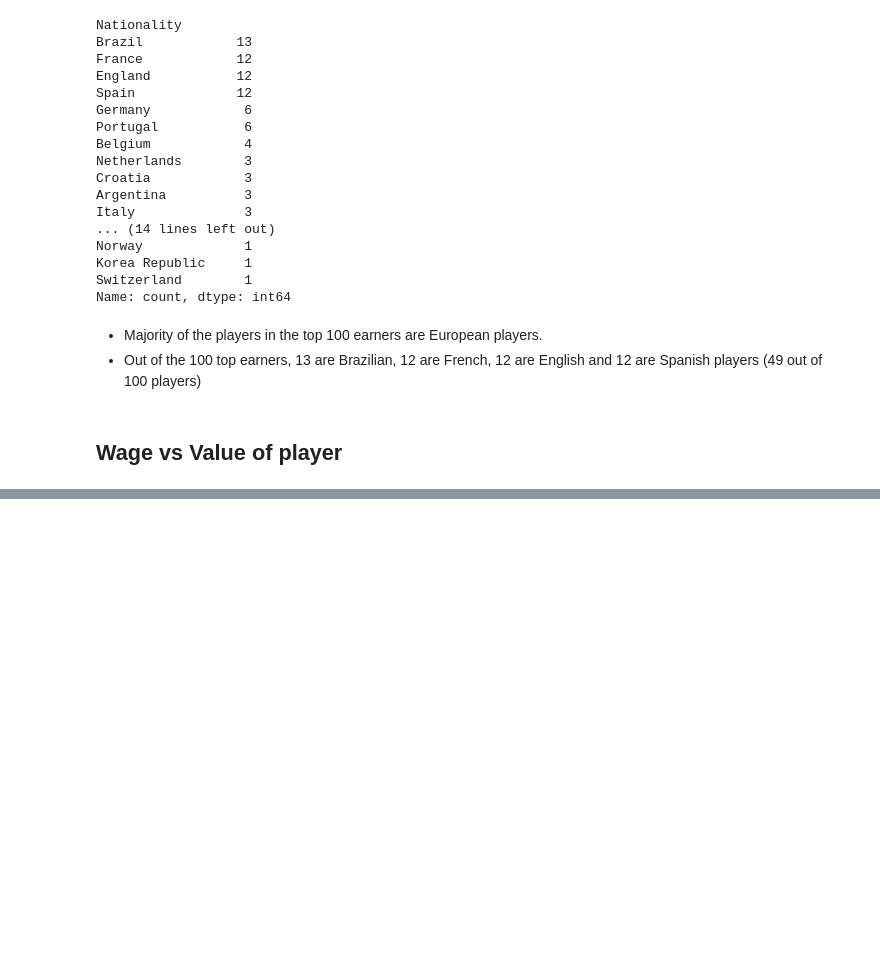
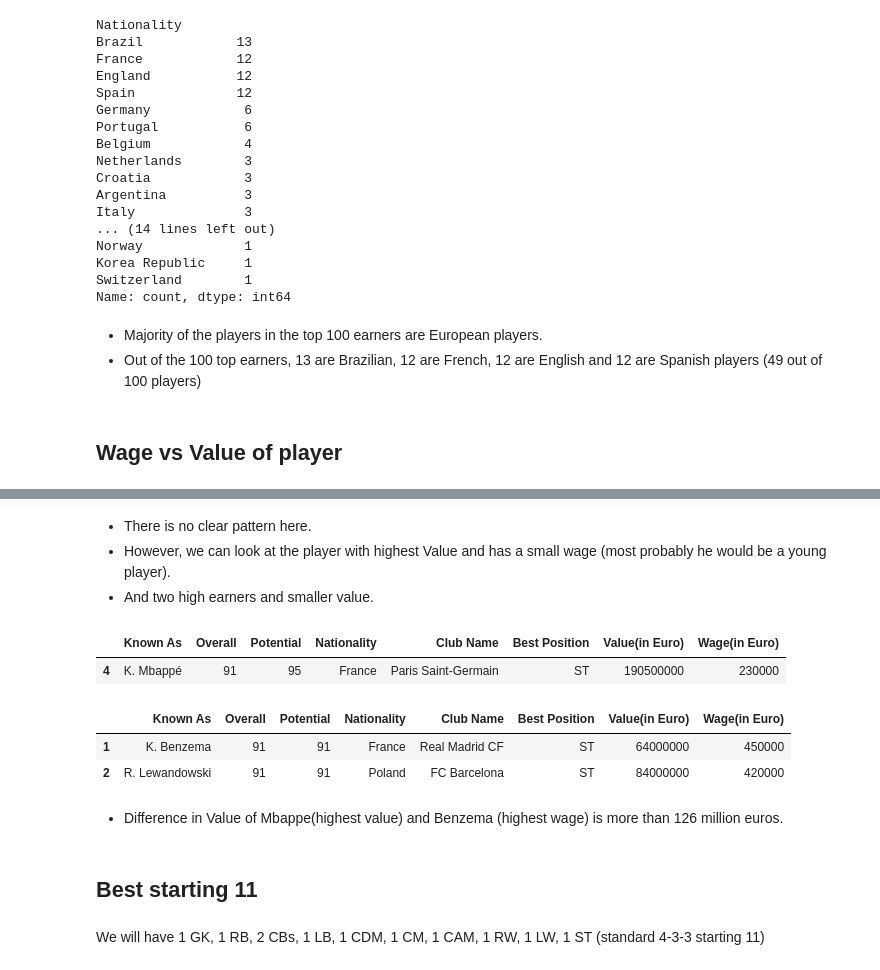
Before and after one commit to vanshuwjoshi/FIFA23-Data-Analysis, a Jupyter notebook: FIFA23-Players-EDA.ipynb, the cells around one changed output, grey strips where cells are left out. Drawn from its saved outputs; the diff is of its cells as text; code cells hidden in the pictures; blank space fills up the shorter version.

```diff
--- a/FIFA23-Players-EDA.ipynb
+++ b/FIFA23-Players-EDA.ipynb
@@ -457,0 +469,43 @@ Name: count, dtype: int64
+# %% [markdown]
+- There is no clear pattern here.
+- However, we can look at the player with highest Value and has a small wage (most probably he would be a young player).
+- And two high earners and smaller value.
+# %%
+top_100_earners[
+    [
+        "Known As",
+        "Overall",
+        "Potential",
+        "Nationality",
+        "Club Name",
+        "Best Position",
+        "Value(in Euro)",
+        "Wage(in Euro)",
+    ]
+].sort_values(by="Value(in Euro)", ascending=False).head(1)
+# %% [output]
+|  | Known As | Overall | Potential | Nationality | Club Name | Best Position | Value(in Euro) | Wage(in Euro) |
+| 4 | K. Mbappé | 91 | 95 | France | Paris Saint-Germain | ST | 190500000 | 230000 |
+# %%
+top_100_earners[
+    [
+        "Known As",
+        "Overall",
+        "Potential",
+        "Nationality",
+        "Club Name",
+        "Best Position",
+        "Value(in Euro)",
+        "Wage(in Euro)",
+    ]
+].sort_values(by="Wage(in Euro)", ascending=False).head(2)
+# %% [output]
+|  | Known As | Overall | Potential | Nationality | Club Name | Best Position | Value(in Euro) | Wage(in Euro) |
+| 1 | K. Benzema | 91 | 91 | France | Real Madrid CF | ST | 64000000 | 450000 |
+| 2 | R. Lewandowski | 91 | 91 | Poland | FC Barcelona | ST | 84000000 | 420000 |
+# %% [markdown]
+- Difference in Value of Mbappe(highest value) and Benzema (highest wage) is more than 126 million euros.
+# %% [markdown]
+## Best starting 11
+# %% [markdown]
+We will have 1 GK, 1 RB, 2 CBs, 1 LB, 1 CDM, 1 CM, 1 CAM, 1 RW, 1 LW, 1 ST (standard 4-3-3 starting 11)
```
Also changed, not shown: parts of 10 cells of this notebook.
